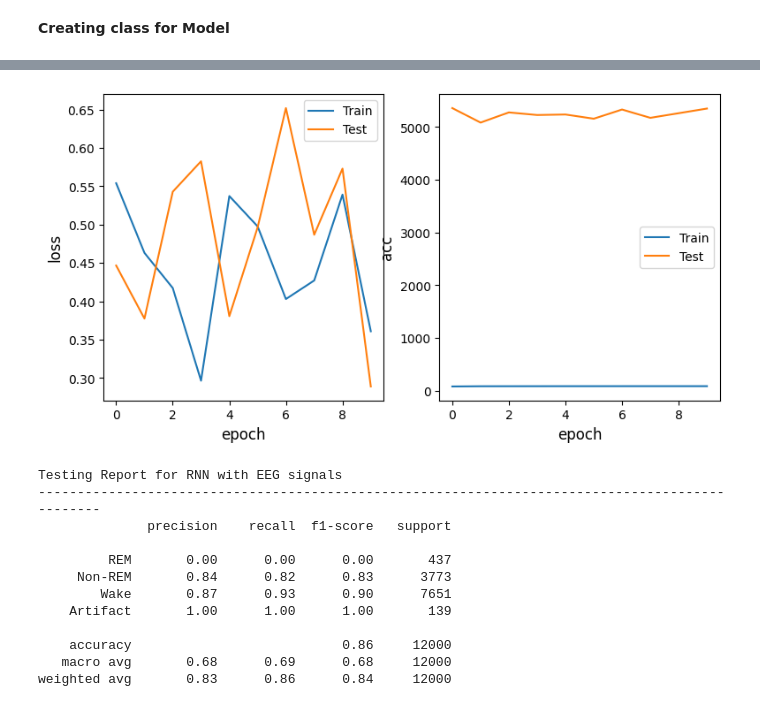
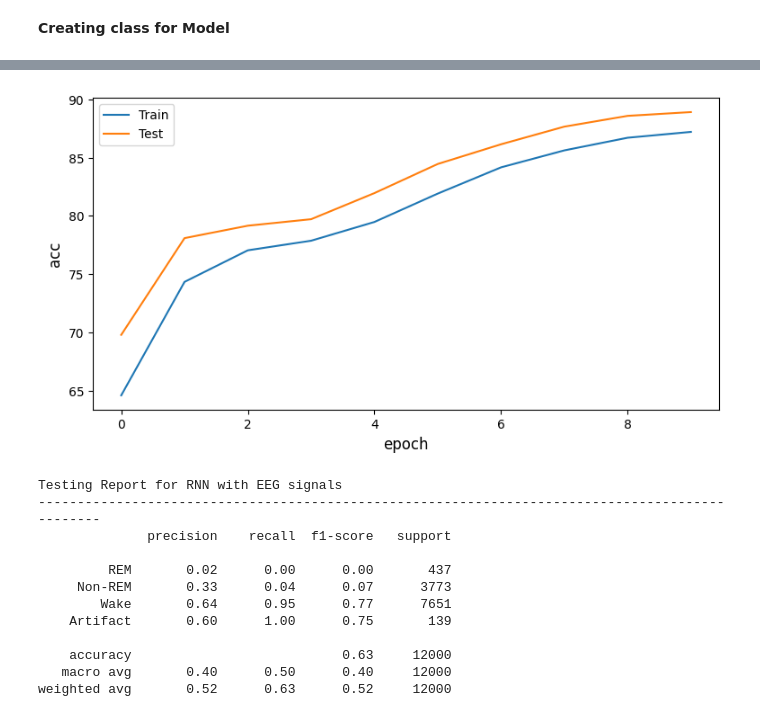
Before and after one commit to audsostrom/mice-sleep-analysis, a Jupyter notebook: LilRNN.ipynb, the cells around one changed output, grey strips where cells are left out. Cells and saved outputs as stored; diff of their text form; code cells hidden in the pictures.

Commit message:
i love to graph

```diff
--- a/LilRNN.ipynb
+++ b/LilRNN.ipynb
@@ -134,7 +135,7 @@ def train(model, train_data_gen, criterion, optimizer, device):
         optimizer.step()  # Step ⑤
 
         y_pred = output.argmax(dim=1)
-        num_correct += (y_pred == target).sum().item()
+        num_correct += y_pred.eq(target.data.view_as(y_pred)).cpu().sum().item()
 
     return num_correct, loss.item()
 # %%
@@ -148,6 +149,7 @@ def test(model, test_data_gen, criterion, device, confidence_level):
 
     # Store the number of sequences that were classified correctly
     num_correct = 0
+    loss = 0
 
     # A context manager is used to disable gradient calculations during inference
     # to reduce memory usage, as we typically don't need the gradients at this point.
@@ -162,9 +164,8 @@ def test(model, test_data_gen, criterion, device, confidence_level):
 
             # y_pred = output.argmax(dim=1)
 
-            loss = criterion(output, target)
+            loss += torch.sum(criterion(output, target)).item()
 
-            # y_pred = output.argmax(dim=1)
             pred_value, y_pred = output.data.max(1, keepdim=True) # get the index of the max log-probability
 
             for i in range(len(target)):
@@ -180,10 +181,10 @@ def test(model, test_data_gen, criterion, device, confidence_level):
                 predictions.append(y_pred[i].item())
                 label_list.append(target[i].item())
 
+            # print((y_pred == target).sum().item())
+            num_correct += y_pred.eq(target.data.view_as(y_pred)).cpu().sum().item()
 
-            num_correct += (y_pred == target).sum().item()
-
-    return num_correct, loss.item(), predictions, label_list
+    return num_correct, loss, predictions, label_list
 # %%
 def train_and_test(model, train_data_gen, test_data_gen, criterion, optimizer, max_epochs, confidence_level, verbose=True):
     # Automatically determine the device that PyTorch should use for computation
@@ -193,8 +194,8 @@ def train_and_test(model, train_data_gen, test_data_gen, criterion, optimizer, m
     model.to(device)
 
     # Track the value of the loss function and model accuracy across epochs
-    history_train = {'loss': [], 'acc': []}
-    history_test = {'loss': [], 'acc': []}
+    history_train = {'acc': []}
+    history_test = {'acc': []}
 
     for epoch in range(max_epochs):
         # Run the training loop and calculate the accuracy.
@@ -202,30 +203,28 @@ def train_and_test(model, train_data_gen, test_data_gen, criterion, optimizer, m
         # so we multiply it by the batch size to recover the total number of sequences.
         num_correct, loss = train(model, train_data_gen, criterion, optimizer, device)
         accuracy = float(num_correct) / (len(train_data_gen) * train_data_gen.batch_size) * 100
-        history_train['loss'].append(loss)
         history_train['acc'].append(accuracy)
 
         # Do the same for the testing loop
         num_correct, loss, preds, true_labels = test(model, test_data_gen, criterion, device, confidence_level)
         accuracy = float(num_correct) / (len(test_data_gen) * test_data_gen.batch_size) * 100
-        history_test['loss'].append(loss)
         history_test['acc'].append(accuracy)
 
         """fix this calculation"""
 
         if verbose or epoch + 1 == max_epochs:
             print(f'[Epoch {epoch + 1}/{max_epochs}]'
-                  f" loss: {history_train['loss'][-1]:.4f}, acc: {history_train['acc'][-1]:2.2f}%"
-                  f" - test_loss: {history_test['loss'][-1]:.4f}, test_acc: {history_test['acc'][-1]:2.2f}%")
+                  f" acc: {history_train['acc'][-1]:2.2f}%"
+                  f" - test_acc: {history_test['acc'][-1]:2.2f}%")
 
     # Generate diagnostic plots for the loss and accuracy
-    fig, axes = plt.subplots(ncols=2, figsize=(9, 4.5))
-    for ax, metric in zip(axes, ['loss', 'acc']):
-        ax.plot(history_train[metric])
-        ax.plot(history_test[metric])
-        ax.set_xlabel('epoch', fontsize=12)
-        ax.set_ylabel(metric, fontsize=12)
-        ax.legend(['Train', 'Test'], loc='best')
+    fig, axes = plt.subplots(ncols=1, figsize=(9, 4.5))
+    for metric in ['acc']:
+        axes.plot(history_train[metric])
+        axes.plot(history_test[metric])
+        axes.set_xlabel('epoch', fontsize=12)
+        axes.set_ylabel(metric, fontsize=12)
+        axes.legend(['Train', 'Test'], loc='best')
     plt.show()
 
     return model, preds, true_labels
@@ -236,12 +235,11 @@ def train_and_test(model, train_data_gen, test_data_gen, criterion, optimizer, m
 
 #rows, columns = train_dataset.get_shape()
 input_size  = periodSize
-print(input_size)
 hidden_size = 50
 output_size = 5
 model       = SimpleRNN(input_size, hidden_size, output_size)
 criterion   = torch.nn.CrossEntropyLoss()
-optimizer   = torch.optim.RMSprop(model.parameters(), lr=0.01)
+optimizer   = torch.optim.RMSprop(model.parameters(), lr=0.001)
 max_epochs  = 10
 confidence = -0.5
 
@@ -263,4 +260,4 @@ best_model, predictions, label_list = train_and_test(model, train_loader, val_lo
-[figure, old version]
+[figure, new version]
 # %%
 from sklearn.metrics import classification_report
 target_names = ['REM', 'Non-REM', 'Wake', 'Artifact']
@@ -272,11 +269,11 @@ Testing Report for RNN with EEG signals
 ------------------------------------------------------------------------------------------------
               precision    recall  f1-score   support
 
-         REM       0.00      0.00      0.00       437
-     Non-REM       0.84      0.82      0.83      3773
-        Wake       0.87      0.93      0.90      7651
-    Artifact       1.00      1.00      1.00       139
+         REM       0.02      0.00      0.00       437
+     Non-REM       0.33      0.04      0.07      3773
+        Wake       0.64      0.95      0.77      7651
+    Artifact       0.60      1.00      0.75       139
 
-    accuracy                           0.86     12000
-   macro avg       0.68      0.69      0.68     12000
-weighted avg       0.83      0.86      0.84     12000
+    accuracy                           0.63     12000
+   macro avg       0.40      0.50      0.40     12000
+weighted avg       0.52      0.63      0.52     12000
```
Also changed, not shown: parts of 2 cells of this notebook, 1 other file.
